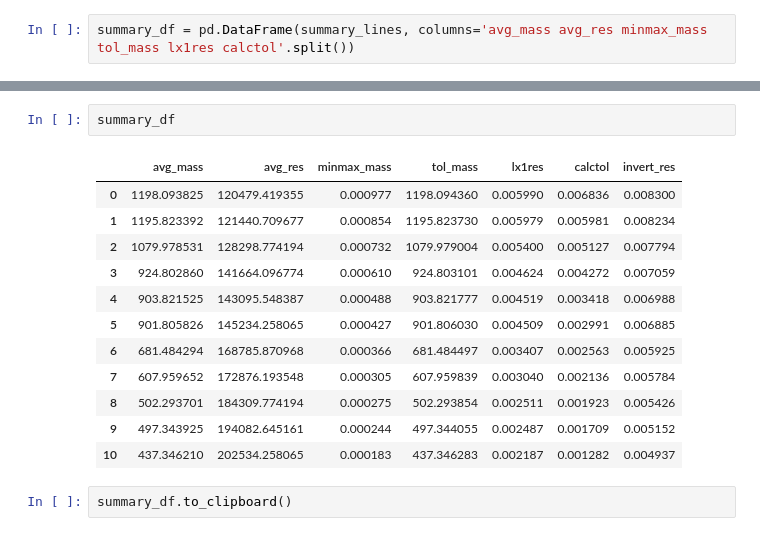
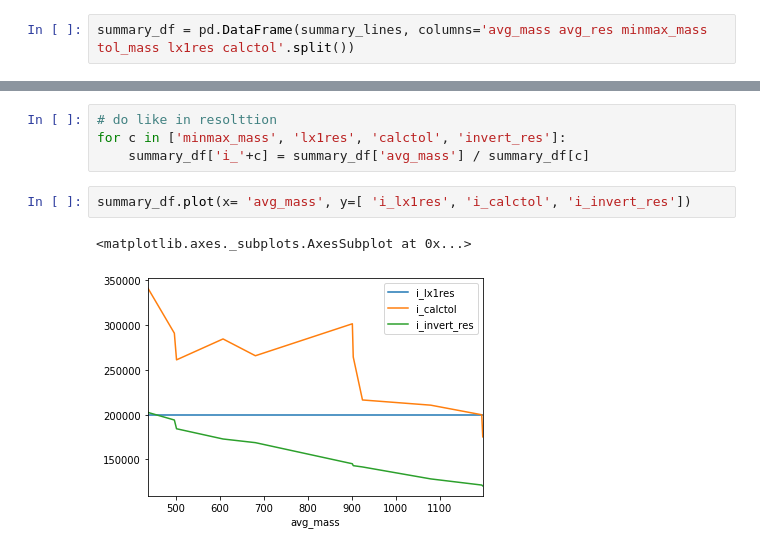
Before and after one commit to lifs-tools/lipidxplorer, a Jupyter notebook: notebooks/kai-compare-tol-res.ipynb, the cells around one changed output, grey strips where cells are left out. Cells and saved outputs as stored; diff of their text form.

```diff
--- a/notebooks/kai-compare-tol-res.ipynb
+++ b/notebooks/kai-compare-tol-res.ipynb
@@ -111,17 +126,9 @@ summary_df.plot(x= 'avg_mass', y=['minmax_mass', 'lx1res', 'calctol', 'invert_re
-# %%
-summary_df
-# %% [output]
-|  | avg_mass | avg_res | minmax_mass | tol_mass | lx1res | calctol | invert_res |
-| 0 | 1198.093825 | 120479.419355 | 0.000977 | 1198.094360 | 0.005990 | 0.006836 | 0.008300 |
-| 1 | 1195.823392 | 121440.709677 | 0.000854 | 1195.823730 | 0.005979 | 0.005981 | 0.008234 |
-| 2 | 1079.978531 | 128298.774194 | 0.000732 | 1079.979004 | 0.005400 | 0.005127 | 0.007794 |
-| 3 | 924.802860 | 141664.096774 | 0.000610 | 924.803101 | 0.004624 | 0.004272 | 0.007059 |
-| 4 | 903.821525 | 143095.548387 | 0.000488 | 903.821777 | 0.004519 | 0.003418 | 0.006988 |
-| 5 | 901.805826 | 145234.258065 | 0.000427 | 901.806030 | 0.004509 | 0.002991 | 0.006885 |
-| 6 | 681.484294 | 168785.870968 | 0.000366 | 681.484497 | 0.003407 | 0.002563 | 0.005925 |
-| 7 | 607.959652 | 172876.193548 | 0.000305 | 607.959839 | 0.003040 | 0.002136 | 0.005784 |
-| 8 | 502.293701 | 184309.774194 | 0.000275 | 502.293854 | 0.002511 | 0.001923 | 0.005426 |
-| 9 | 497.343925 | 194082.645161 | 0.000244 | 497.344055 | 0.002487 | 0.001709 | 0.005152 |
-| 10 | 437.346210 | 202534.258065 | 0.000183 | 437.346283 | 0.002187 | 0.001282 | 0.004937 |
-# %%
-summary_df.to_clipboard()
+# %%
+# do like in resolttion
+for c in ['minmax_mass', 'lx1res', 'calctol', 'invert_res']:
+    summary_df['i_'+c] = summary_df['avg_mass'] / summary_df[c]
+# %%
+summary_df.plot(x= 'avg_mass', y=[ 'i_lx1res', 'i_calctol', 'i_invert_res'])
+# %% [output]
+<matplotlib.axes._subplots.AxesSubplot at 0x...>
+[figure, added]
```
Also changed, not shown: parts of 4 cells of this notebook.
